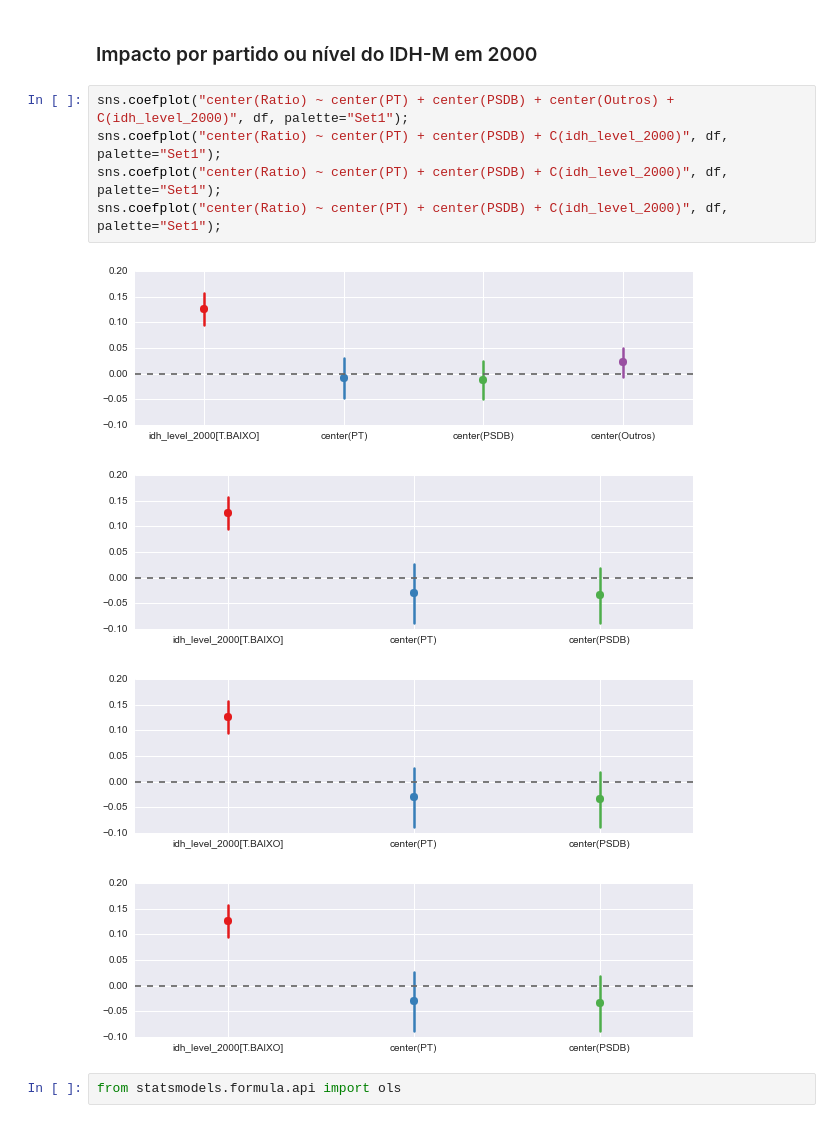
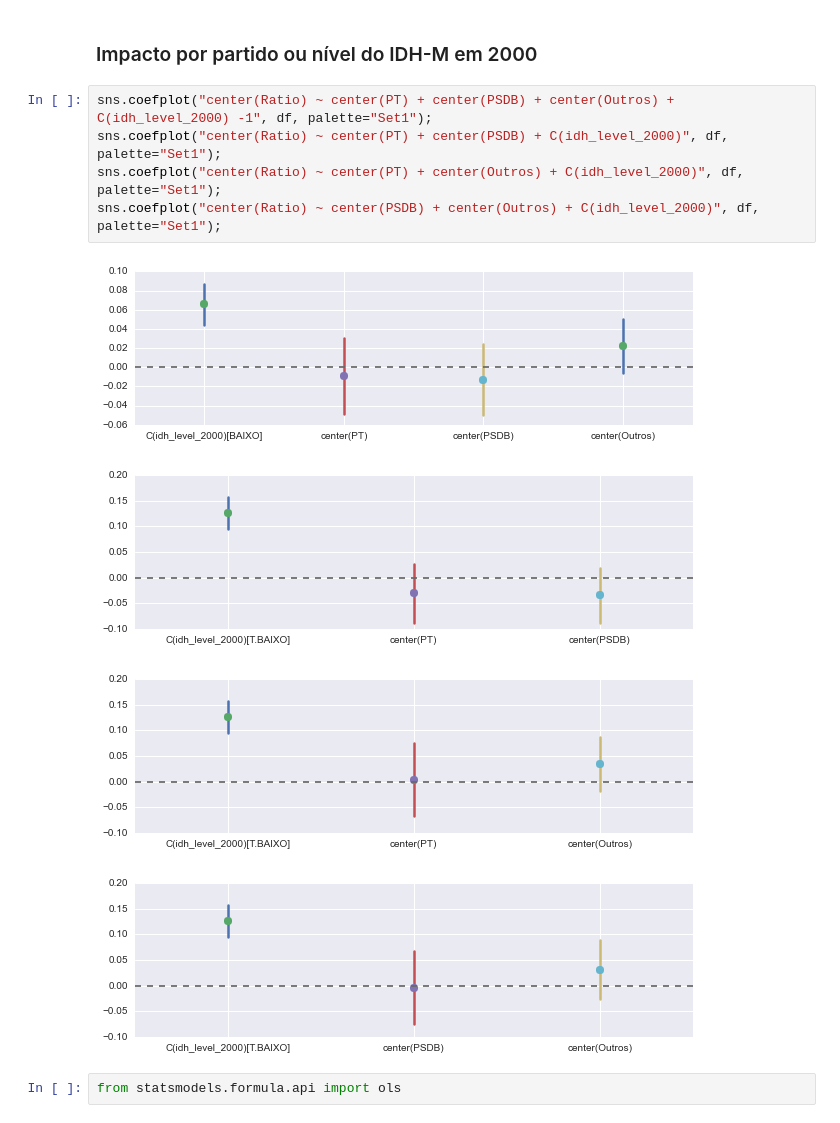
Before and after one commit to xboard/xboard.github.io, a Jupyter notebook: ipynb/IDH.ipynb, the cells around one changed output. Saved outputs shown, nothing was run; the diff lists cells and outputs as text.

```diff
--- a/ipynb/IDH.ipynb
+++ b/ipynb/IDH.ipynb
@@ -244,15 +258,15 @@ sns.coefplot("center(I2010) ~ PT + PSDB + Outros + C(idh_level_2000)", df, palet
 # %% [markdown]
 ### Impacto por partido ou nível do IDH-M em 2000
 # %%
-sns.coefplot("center(Ratio) ~ center(PT) + center(PSDB) + center(Outros) + C(idh_level_2000)", df, palette="Set1");
+sns.coefplot("center(Ratio) ~ center(PT) + center(PSDB) + center(Outros) + C(idh_level_2000) -1", df, palette="Set1");
 sns.coefplot("center(Ratio) ~ center(PT) + center(PSDB) + C(idh_level_2000)", df, palette="Set1");
-sns.coefplot("center(Ratio) ~ center(PT) + center(PSDB) + C(idh_level_2000)", df, palette="Set1");
-sns.coefplot("center(Ratio) ~ center(PT) + center(PSDB) + C(idh_level_2000)", df, palette="Set1");
+sns.coefplot("center(Ratio) ~ center(PT) + center(Outros) + C(idh_level_2000)", df, palette="Set1");
+sns.coefplot("center(Ratio) ~ center(PSDB) + center(Outros) + C(idh_level_2000)", df, palette="Set1");
 # %% [output]
-[figure, old version]
+[figure, new version]
-[figure, old version]
+[figure, new version]
-[figure, old version]
+[figure, new version]
-[figure, old version]
+[figure, new version]
 # %%
 from statsmodels.formula.api import ols
 # %%
```
Also changed, not shown: parts of 15 cells of this notebook.
